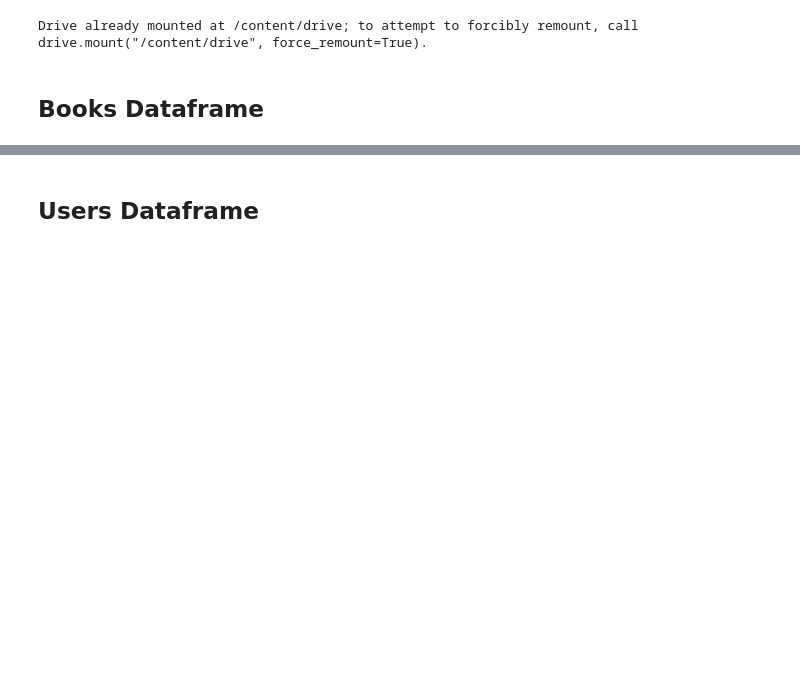
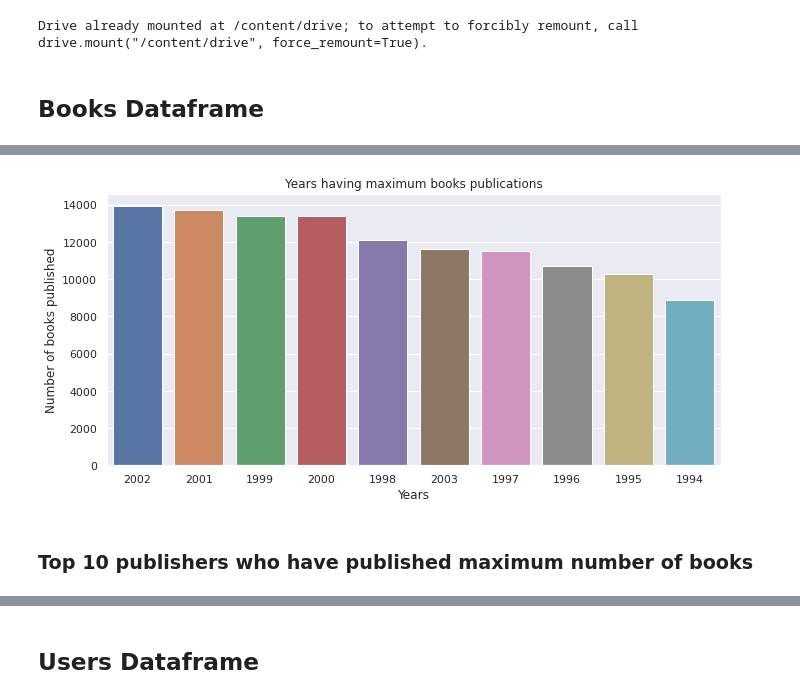
Before and after one commit to rsonar821/Unsupervised-Learning-Capstone-Project, a Jupyter notebook: Book_Recommender_System.ipynb, the cells around one changed output, grey strips where cells are left out. Saved outputs shown, nothing was run; the diff lists cells and outputs as text; code cells hidden in the pictures; blank space fills up the shorter version.

```diff
--- a/Book_Recommender_System.ipynb
+++ b/Book_Recommender_System.ipynb
@@ -154,0 +216,17 @@ sns.barplot(x = 'Title', y = 'Count', data = top_titles)
+# %%
+# Defining the plot size
+plt.figure(figsize=(11,5))
+
+# Plotting a bargraph
+figure = sns.barplot(x='publication_year', y='Count', data=top_years, order=top_years.sort_values('Count', ascending=False).publication_year)
+
+# Defining the title, xticks rotation and x and y labels
+figure.set(title='Years having maximum books publications')
+figure.set(xlabel='Years', ylabel='Number of books published')
+
+# Displaying the graph
+plt.show(figure)
+# %% [output]
+[figure, added]
+# %% [markdown]
+### Top 10 publishers who have published maximum number of books
```
Also changed, not shown: parts of 57 cells of this notebook.
